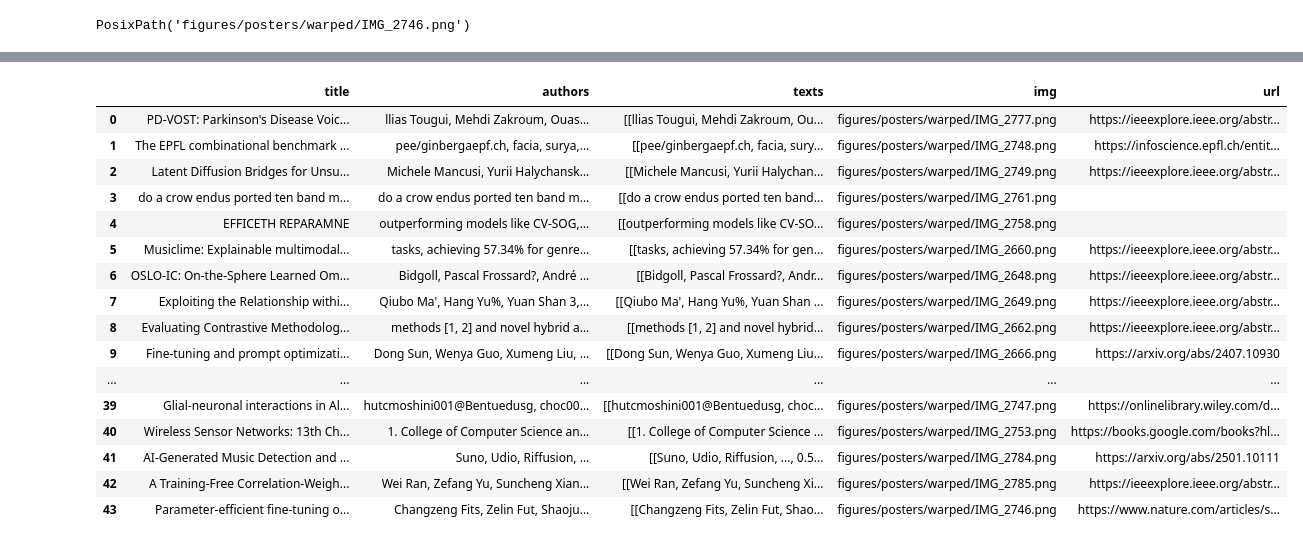
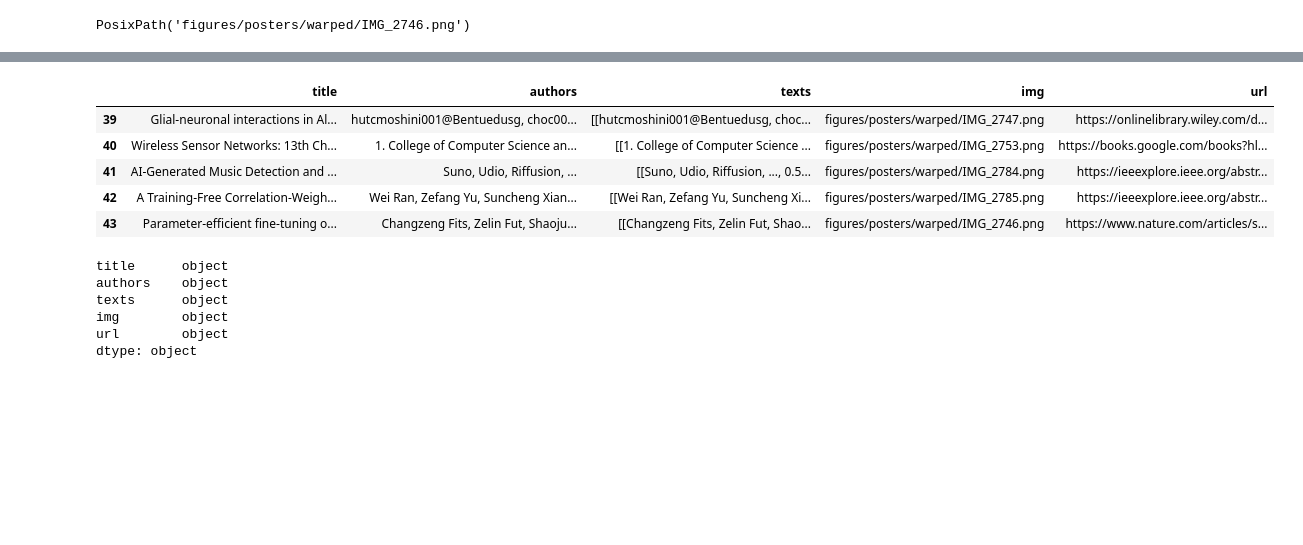
Before and after one commit to Dakantz/conferences, a Jupyter notebook: 2025-03-icassp/img_processing.ipynb, the cells around one changed output, grey strips where cells are left out. Drawn from its saved outputs; the diff is of its cells as text; code cells hidden in the pictures; blank space fills up the shorter version.

```diff
--- a/2025-03-icassp/img_processing.ipynb
+++ b/2025-03-icassp/img_processing.ipynb
@@ -479,22 +470,20 @@ No results found
 # %%
-data_df
+data_df.tail()
 # %% [output]
 |  | title | authors | texts | img | url |
-| 0 | PD-VOST: Parkinson's Disease Voic... | llias Tougui, Mehdi Zakroum, Ouas... | [[llias Tougui, Mehdi Zakroum, Ou... | figures/posters/warped/IMG_2777.png | https://ieeexplore.ieee.org/abstr... |
-| 1 | The EPFL combinational benchmark ... | pee/ginbergaepf.ch, facia, surya,... | [[pee/ginbergaepf.ch, facia, sury... | figures/posters/warped/IMG_2748.png | https://infoscience.epfl.ch/entit... |
-| 2 | Latent Diffusion Bridges for Unsu... | Michele Mancusi, Yurii Halychansk... | [[Michele Mancusi, Yurii Halychan... | figures/posters/warped/IMG_2749.png | https://ieeexplore.ieee.org/abstr... |
-| 3 | do a crow endus ported ten band m... | do a crow endus ported ten band m... | [[do a crow endus ported ten band... | figures/posters/warped/IMG_2761.png |  |
-| 4 | EFFICETH REPARAMNE | outperforming models like CV-SOG,... | [[outperforming models like CV-SO... | figures/posters/warped/IMG_2758.png |  |
-| 5 | Musiclime: Explainable multimodal... | tasks, achieving 57.34% for genre... | [[tasks, achieving 57.34% for gen... | figures/posters/warped/IMG_2660.png | https://ieeexplore.ieee.org/abstr... |
-| 6 | OSLO-IC: On-the-Sphere Learned Om... | Bidgoll, Pascal Frossard?, André ... | [[Bidgoll, Pascal Frossard?, Andr... | figures/posters/warped/IMG_2648.png | https://ieeexplore.ieee.org/abstr... |
-| 7 | Exploiting the Relationship withi... | Qiubo Ma', Hang Yu%, Yuan Shan 3,... | [[Qiubo Ma', Hang Yu%, Yuan Shan ... | figures/posters/warped/IMG_2649.png | https://ieeexplore.ieee.org/abstr... |
-| 8 | Evaluating Contrastive Methodolog... | methods [1, 2] and novel hybrid a... | [[methods [1, 2] and novel hybrid... | figures/posters/warped/IMG_2662.png | https://ieeexplore.ieee.org/abstr... |
-| 9 | Fine-tuning and prompt optimizati... | Dong Sun, Wenya Guo, Xumeng Liu, ... | [[Dong Sun, Wenya Guo, Xumeng Liu... | figures/posters/warped/IMG_2666.png | https://arxiv.org/abs/2407.10930 |
-| ... | ... | ... | ... | ... | ... |
 | 39 | Glial‐neuronal interactions in Al... | hutcmoshini001@Bentuedusg, choc00... | [[hutcmoshini001@Bentuedusg, choc... | figures/posters/warped/IMG_2747.png | https://onlinelibrary.wiley.com/d... |
 | 40 | Wireless Sensor Networks: 13th Ch... | 1. College of Computer Science an... | [[1. College of Computer Science ... | figures/posters/warped/IMG_2753.png | https://books.google.com/books?hl... |
-| 41 | AI-Generated Music Detection and ... | Suno, Udio, Riffusion, ... | [[Suno, Udio, Riffusion, ..., 0.5... | figures/posters/warped/IMG_2784.png | https://arxiv.org/abs/2501.10111 |
+| 41 | AI-Generated Music Detection and ... | Suno, Udio, Riffusion, ... | [[Suno, Udio, Riffusion, ..., 0.5... | figures/posters/warped/IMG_2784.png | https://ieeexplore.ieee.org/abstr... |
 | 42 | A Training-Free Correlation-Weigh... | Wei Ran, Zefang Yu, Suncheng Xian... | [[Wei Ran, Zefang Yu, Suncheng Xi... | figures/posters/warped/IMG_2785.png | https://ieeexplore.ieee.org/abstr... |
 | 43 | Parameter-efficient fine-tuning o... | Changzeng Fits, Zelin Fut, Shaoju... | [[Changzeng Fits, Zelin Fut, Shao... | figures/posters/warped/IMG_2746.png | https://www.nature.com/articles/s... |
 # %%
 from pylatex.utils import escape_latex
+# %%
+data_df.dtypes
+# %% [output]
+title      object
+authors    object
+texts      object
+img        object
+url        object
+dtype: object
```
Also changed, not shown: parts of 6 cells of this notebook, 18 other files.
